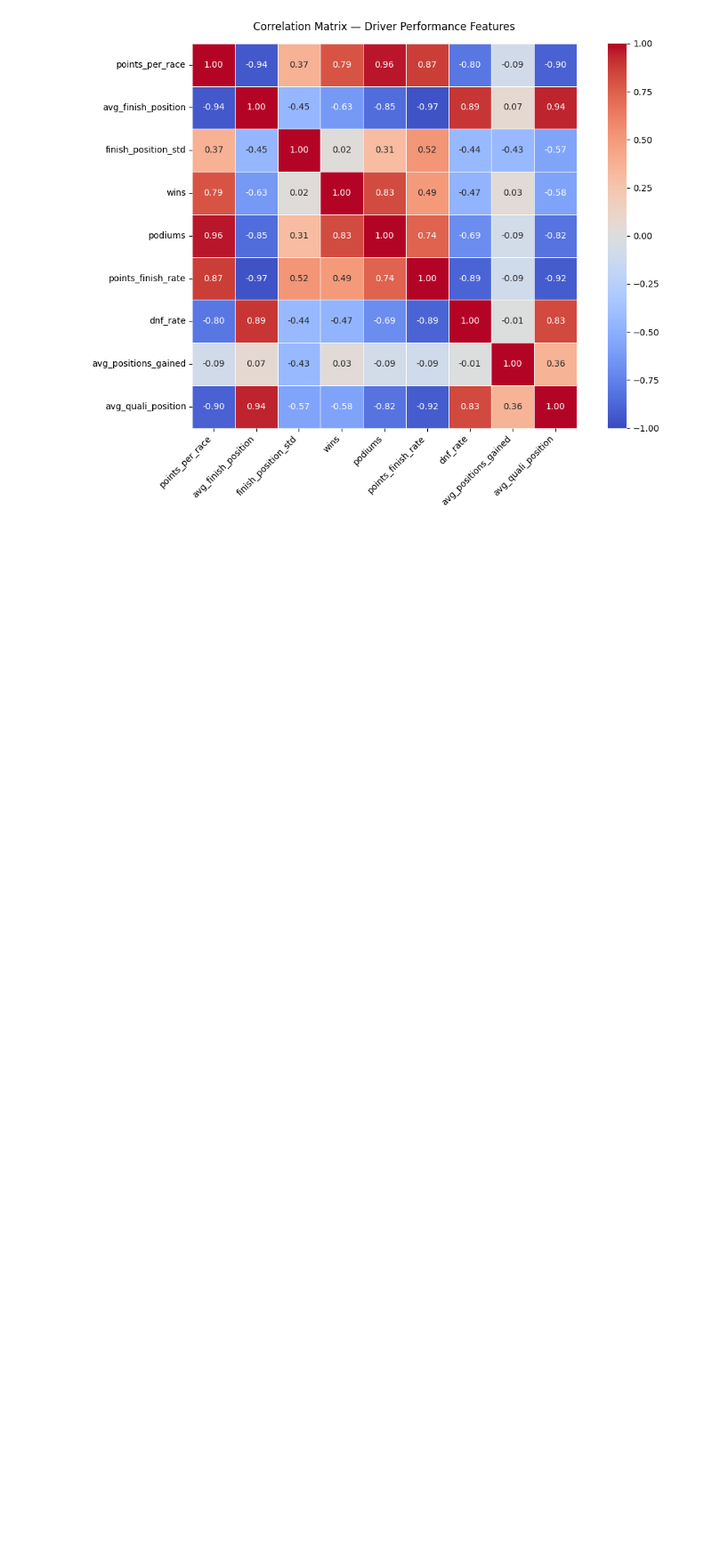
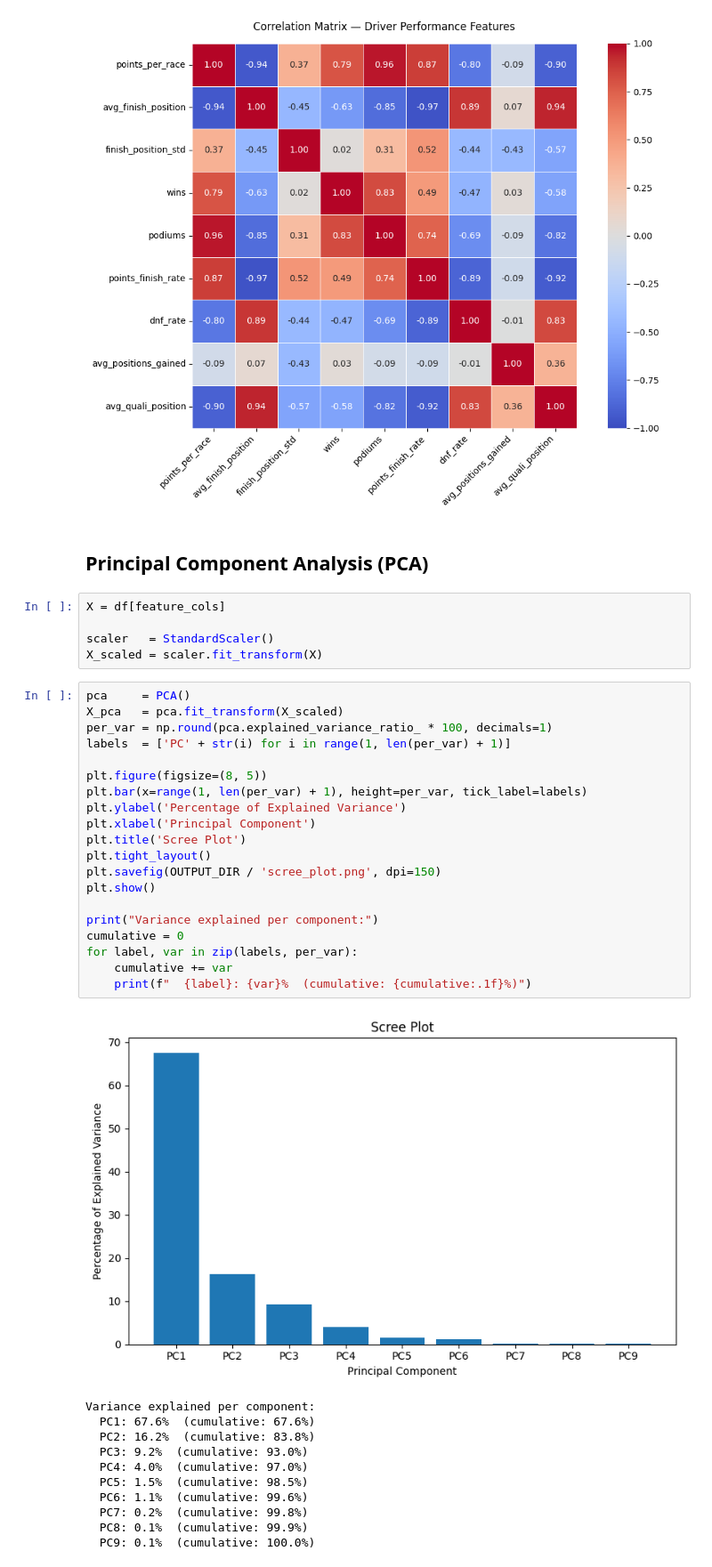
Before and after one commit to RichyJames/F1_RIchy_Odiase_Index, a Jupyter notebook: Notebooks/multivariate_analysis.ipynb, the cells around one changed output. Shown at 89% size. Saved outputs shown, nothing was run; the diff lists cells and outputs as text; blank space fills up the shorter version.

Commit message:
apply PCA and produce scree plot showing 67.6% variance in PC1

```diff
--- a/Notebooks/multivariate_analysis.ipynb
+++ b/Notebooks/multivariate_analysis.ipynb
@@ -69,3 +69,42 @@ plt.savefig(OUTPUT_DIR / 'correlation_heatmap.png', dpi=150)
 plt.show()
 # %% [output]
 [figure]
+# %% [markdown]
+## Principal Component Analysis (PCA)
+# %%
+X = df[feature_cols]
+
+scaler   = StandardScaler()
+X_scaled = scaler.fit_transform(X)
+# %%
+pca     = PCA()
+X_pca   = pca.fit_transform(X_scaled)
+per_var = np.round(pca.explained_variance_ratio_ * 100, decimals=1)
+labels  = ['PC' + str(i) for i in range(1, len(per_var) + 1)]
+
+plt.figure(figsize=(8, 5))
+plt.bar(x=range(1, len(per_var) + 1), height=per_var, tick_label=labels)
+plt.ylabel('Percentage of Explained Variance')
+plt.xlabel('Principal Component')
+plt.title('Scree Plot')
+plt.tight_layout()
+plt.savefig(OUTPUT_DIR / 'scree_plot.png', dpi=150)
+plt.show()
+
+print("Variance explained per component:")
+cumulative = 0
+for label, var in zip(labels, per_var):
+    cumulative += var
+    print(f"  {label}: {var}%  (cumulative: {cumulative:.1f}%)")
+# %% [output]
+[figure, added]
+Variance explained per component:
+  PC1: 67.6%  (cumulative: 67.6%)
+  PC2: 16.2%  (cumulative: 83.8%)
+  PC3: 9.2%  (cumulative: 93.0%)
+  PC4: 4.0%  (cumulative: 97.0%)
+  PC5: 1.5%  (cumulative: 98.5%)
+  PC6: 1.1%  (cumulative: 99.6%)
+  PC7: 0.2%  (cumulative: 99.8%)
+  PC8: 0.1%  (cumulative: 99.9%)
+  PC9: 0.1%  (cumulative: 100.0%)
```
